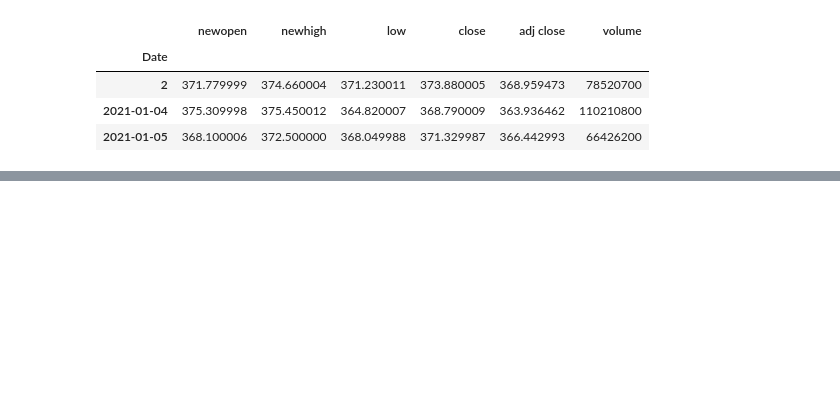
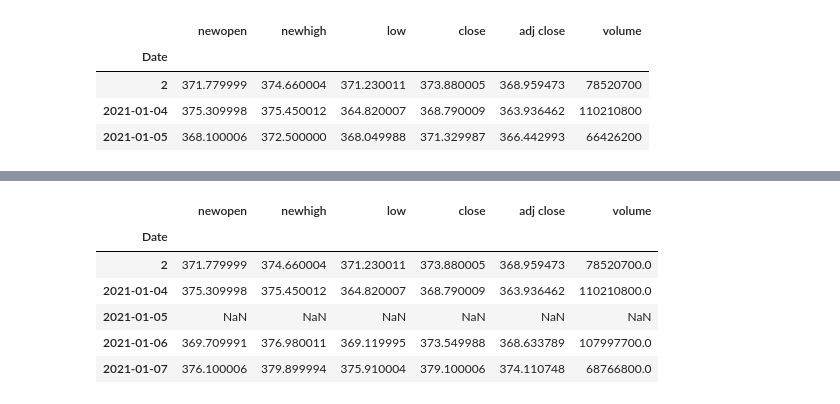
Before and after one commit to Mmotaharinia/Fundamentals_of_data_analysis, a Jupyter notebook: C_Fundamentals_of_Panda_for_new_members_of_our_team.ipynb, the cells around one changed output, grey strips where cells are left out. Drawn from its saved outputs; the diff is of its cells as text; code cells hidden in the pictures; blank space fills up the shorter version.

```diff
--- a/C_Fundamentals_of_Panda_for_new_members_of_our_team.ipynb
+++ b/C_Fundamentals_of_Panda_for_new_members_of_our_team.ipynb
@@ -258,0 +269,13 @@ dt.head(3)
+# %%
+dt2=dt.copy()
+#Boolian masking
+dt2=dt2.where((dt.loc[:]['newopen']<378)&(dt.loc[:]['newopen']>369))
+dt2.head(5)
+# %% [output]
+|  | newopen | newhigh | low | close | adj close | volume |
+| Date |  |  |  |  |  |  |
+| 2 | 371.779999 | 374.660004 | 371.230011 | 373.880005 | 368.959473 | 78520700.0 |
+| 2021-01-04 | 375.309998 | 375.450012 | 364.820007 | 368.790009 | 363.936462 | 110210800.0 |
+| 2021-01-05 | NaN | NaN | NaN | NaN | NaN | NaN |
+| 2021-01-06 | 369.709991 | 376.980011 | 369.119995 | 373.549988 | 368.633789 | 107997700.0 |
+| 2021-01-07 | 376.100006 | 379.899994 | 375.910004 | 379.100006 | 374.110748 | 68766800.0 |
```
Also changed, not shown: parts of 19 cells of this notebook.
